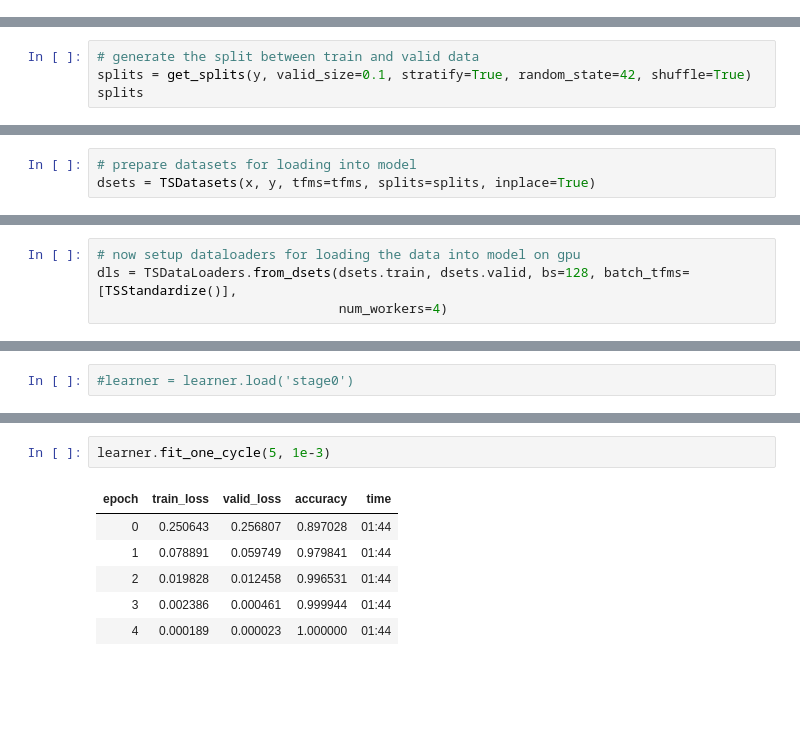
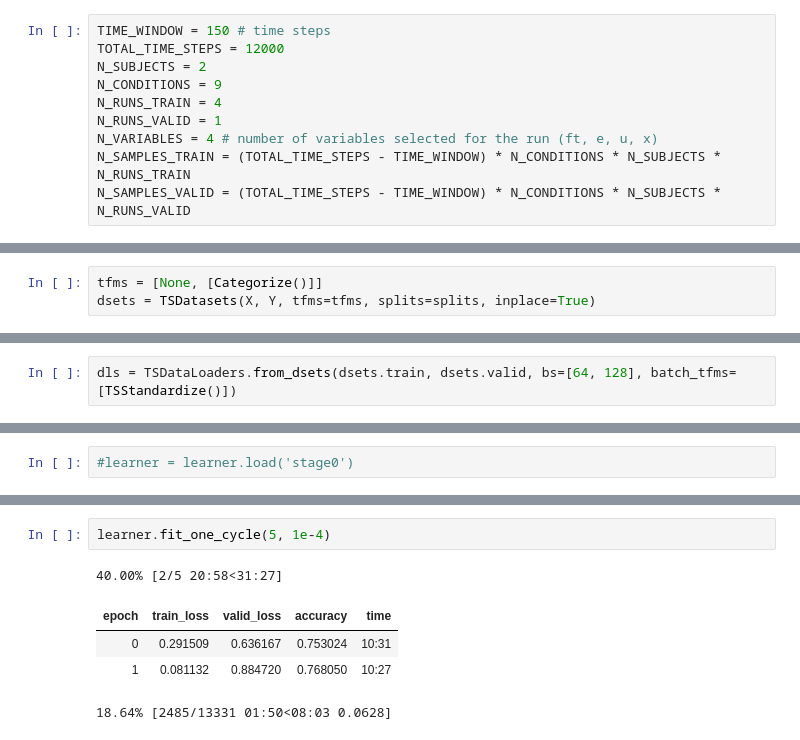
Before and after one commit to sashalikesplanes/ho-classifier, a Jupyter notebook: reproduce_prev_ex.ipynb, the cells around one changed output, grey strips where cells are left out. Drawn from its saved outputs; the diff is of its cells as text; blank space fills up the shorter version.

Commit message:
made reproduce work for 2 subjects

```diff
--- a/reproduce_prev_ex.ipynb
+++ b/reproduce_prev_ex.ipynb
@@ -44,0 +51,10 @@ TIME_WINDOW = 150 # time steps
+# %%
+TIME_WINDOW = 150 # time steps
+TOTAL_TIME_STEPS = 12000
+N_SUBJECTS = 2
+N_CONDITIONS = 9
+N_RUNS_TRAIN = 4
+N_RUNS_VALID = 1
+N_VARIABLES = 4 # number of variables selected for the run (ft, e, u, x)
+N_SAMPLES_TRAIN = (TOTAL_TIME_STEPS - TIME_WINDOW) * N_CONDITIONS * N_SUBJECTS * N_RUNS_TRAIN
+N_SAMPLES_VALID = (TOTAL_TIME_STEPS - TIME_WINDOW) * N_CONDITIONS * N_SUBJECTS * N_RUNS_VALID
@@ -96,6 +130,2 @@ x.shape, y.shape
 # %% [markdown]
 ### Now onto modelling :)
-# %%
-# generate the split between train and valid data
-splits = get_splits(y, valid_size=0.1, stratify=True, random_state=42, shuffle=True)
-splits
@@ -108,3 +134,3 @@ tfms = [None, [Categorize()]] # create transforms to change y into categorical v
 # %%
-# prepare datasets for loading into model
-dsets = TSDatasets(x, y, tfms=tfms, splits=splits, inplace=True)
+tfms = [None, [Categorize()]]
+dsets = TSDatasets(X, Y, tfms=tfms, splits=splits, inplace=True)
@@ -113,6 +141,4 @@ KeyError: "Label '2.0' was not included in the training dataset"
 # %%
-# now setup dataloaders for loading the data into model on gpu
-dls = TSDataLoaders.from_dsets(dsets.train, dsets.valid, bs=128, batch_tfms=[TSStandardize()],
-                               num_workers=4)
+dls = TSDataLoaders.from_dsets(dsets.train, dsets.valid, bs=[64, 128], batch_tfms=[TSStandardize()])
 # %%
 dls.show_batch(sharey=True)
@@ -129,9 +161,8 @@ learner.lr_find()
 # %%
-learner.fit_one_cycle(5, 1e-3)
+learner.fit_one_cycle(5, 1e-4)
 # %% [output]
+40.00% [2/5 20:58<31:27]
 | epoch | train_loss | valid_loss | accuracy | time |
-| 0 | 0.250643 | 0.256807 | 0.897028 | 01:44 |
-| 1 | 0.078891 | 0.059749 | 0.979841 | 01:44 |
-| 2 | 0.019828 | 0.012458 | 0.996531 | 01:44 |
-| 3 | 0.002386 | 0.000461 | 0.999944 | 01:44 |
-| 4 | 0.000189 | 0.000023 | 1.000000 | 01:44 |
+| 0 | 0.291509 | 0.636167 | 0.753024 | 10:31 |
+| 1 | 0.081132 | 0.884720 | 0.768050 | 10:27 |
+18.64% [2485/13331 01:50<08:03 0.0628]
```
Also changed, not shown: parts of 20 cells of this notebook.
